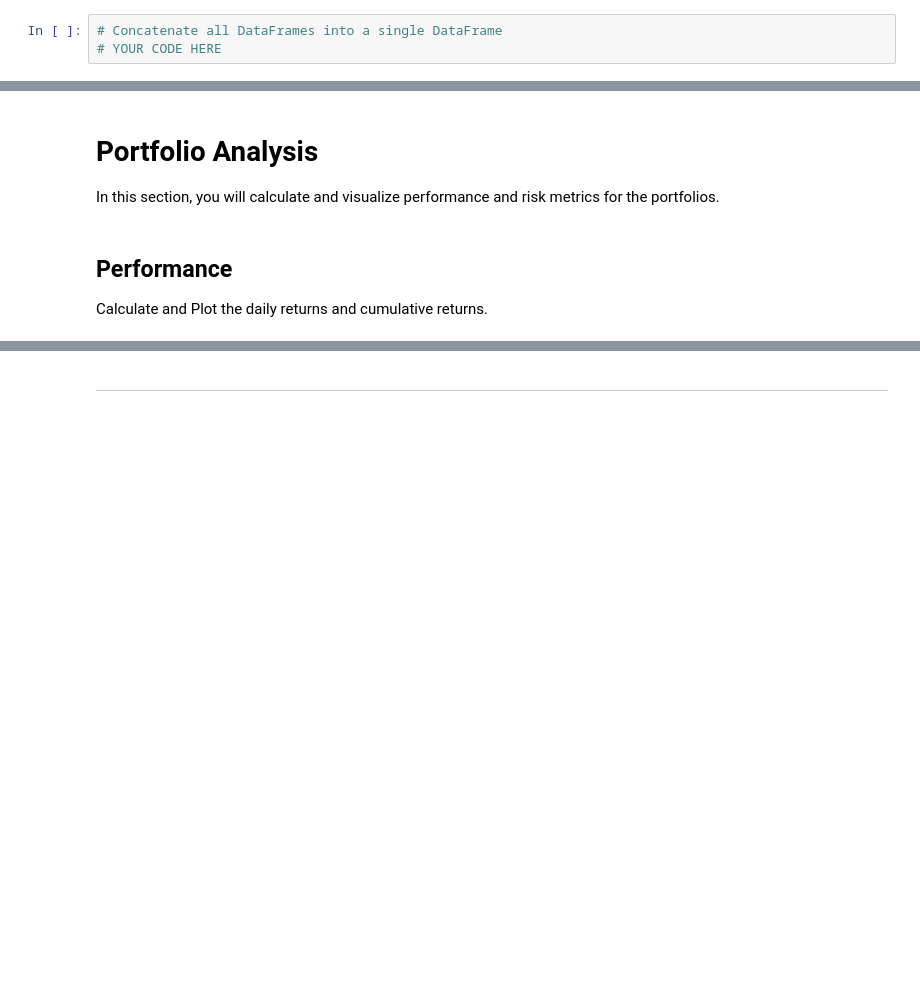
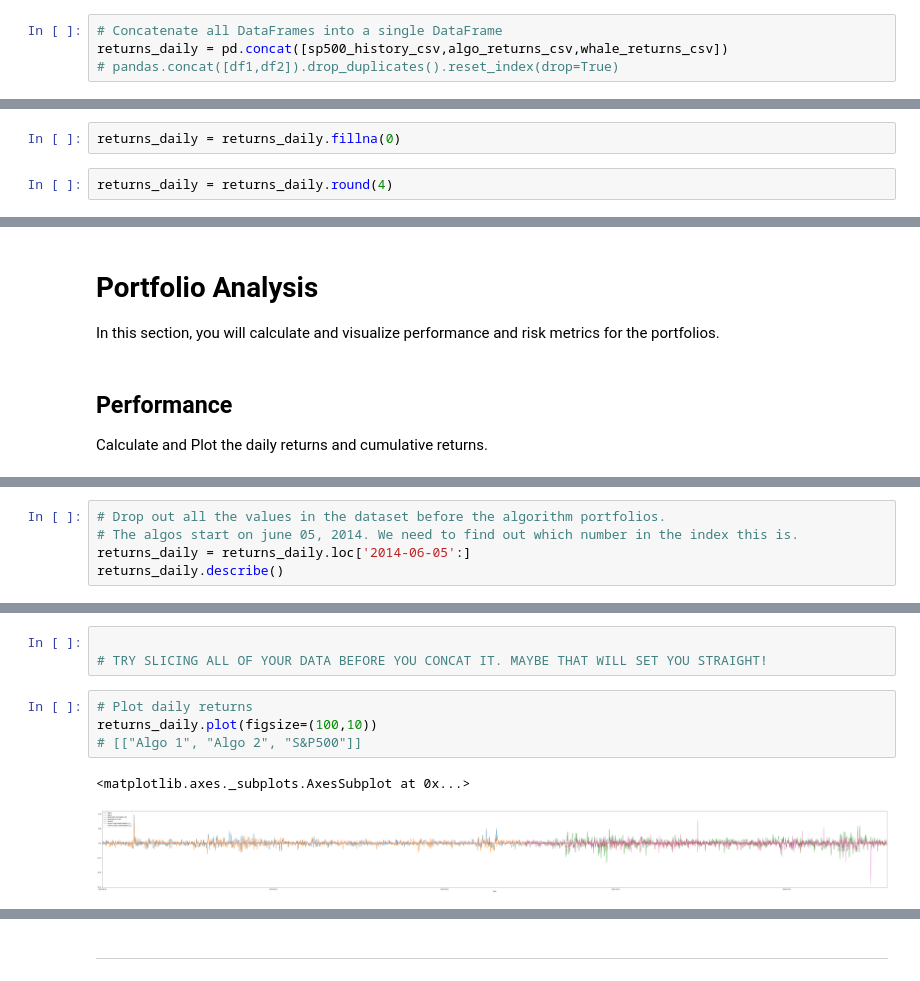
Before and after one commit to exposuretherapy/Pandas-Homework, a Jupyter notebook: whale_analysis.ipynb, the cells around one changed output, grey strips where cells are left out. Cells and saved outputs as stored; diff of their text form; blank space fills up the shorter version.

Commit message:
Trying to fix a concat problem.

```diff
--- a/whale_analysis.ipynb
+++ b/whale_analysis.ipynb
@@ -177,4 +175,5 @@ sp500_history_csv.head()
 ## Combine Whale, Algorithmic, and S&P 500 Returns
 # %%
 # Concatenate all DataFrames into a single DataFrame
-# YOUR CODE HERE
+returns_daily = pd.concat([sp500_history_csv,algo_returns_csv,whale_returns_csv])
+# pandas.concat([df1,df2]).drop_duplicates().reset_index(drop=True)
@@ -180,0 +186,4 @@ sp500_history_csv.head()
+# %%
+returns_daily = returns_daily.fillna(0)
+# %%
+returns_daily = returns_daily.round(4)
@@ -196,0 +235,5 @@ Calculate and Plot the daily returns and cumulative returns.
+# %%
+# Drop out all the values in the dataset before the algorithm portfolios.
+# The algos start on june 05, 2014. We need to find out which number in the index this is.
+returns_daily = returns_daily.loc['2014-06-05':]
+returns_daily.describe()
@@ -196,0 +250,10 @@ Calculate and Plot the daily returns and cumulative returns.
+# %%
+
+# TRY SLICING ALL OF YOUR DATA BEFORE YOU CONCAT IT. MAYBE THAT WILL SET YOU STRAIGHT!
+# %%
+# Plot daily returns
+returns_daily.plot(figsize=(100,10))
+# [["Algo 1", "Algo 2", "S&P500"]]
+# %% [output]
+<matplotlib.axes._subplots.AxesSubplot at 0x...>
+[figure, added]
```
Also changed, not shown: parts of 30 cells of this notebook.
